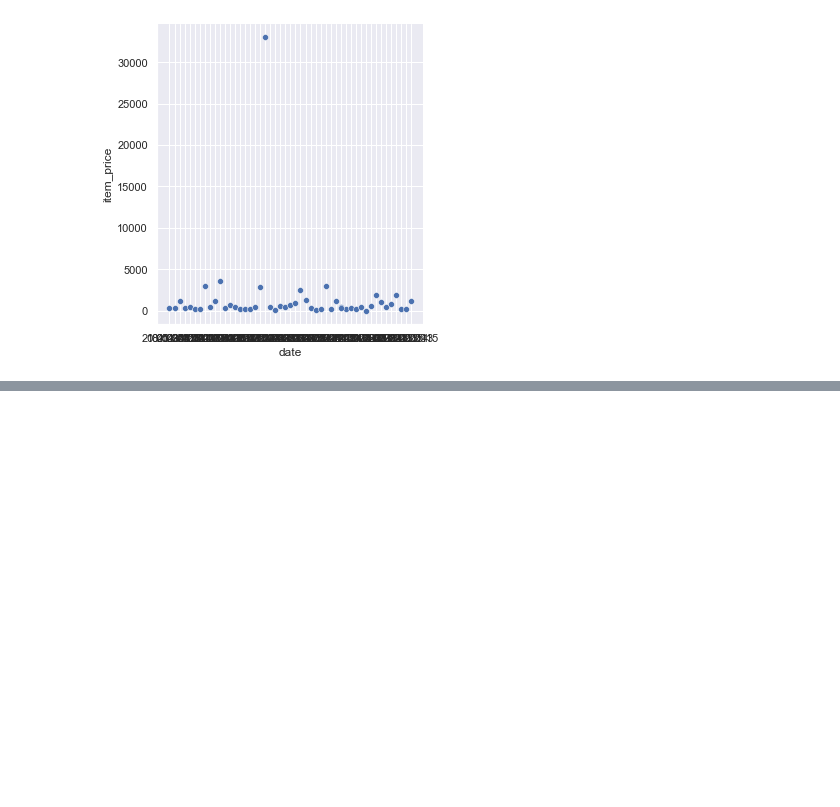
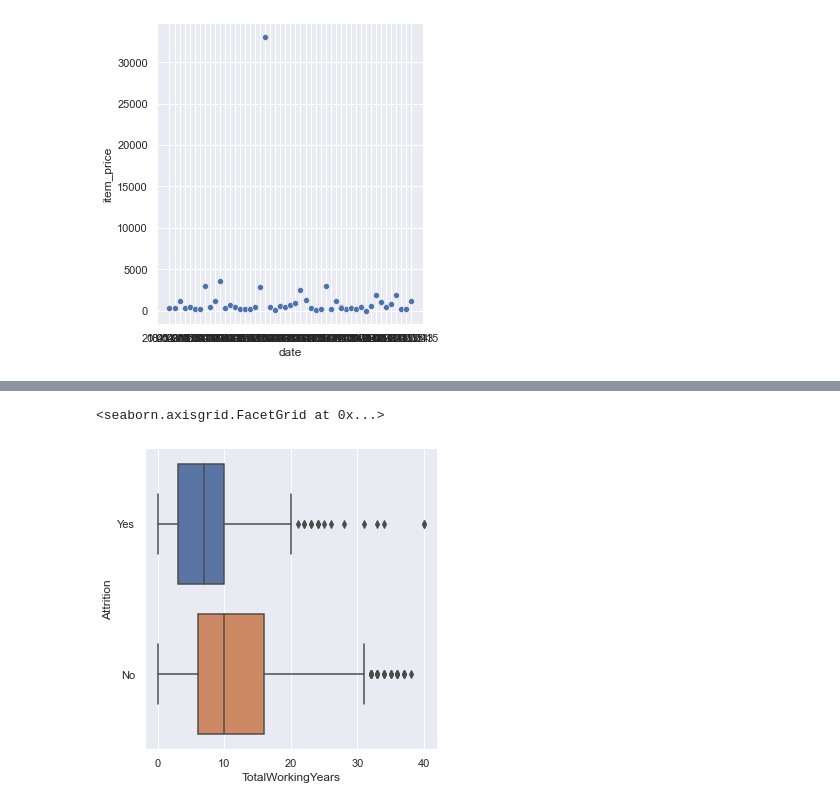
Before and after one commit to Leadersheepy/h3-hitema, a Jupyter notebook: DataVisualisationStatistiquesDescriptives.ipynb, the cells around one changed output, grey strips where cells are left out. Saved outputs shown, nothing was run; the diff lists cells and outputs as text; code cells hidden in the pictures; blank space fills up the shorter version.

```diff
--- a/DataVisualisationStatistiquesDescriptives.ipynb
+++ b/DataVisualisationStatistiquesDescriptives.ipynb
@@ -372,0 +349,5 @@ Name: Attrition, Length: 1470, dtype: int64
+# %%
+sns.catplot(y="Attrition", x="TotalWorkingYears", data=df2, kind="box")
+# %% [output]
+<seaborn.axisgrid.FacetGrid at 0x...>
+[figure, added]
```
Also changed, not shown: parts of 38 cells of this notebook, 5 other files.
